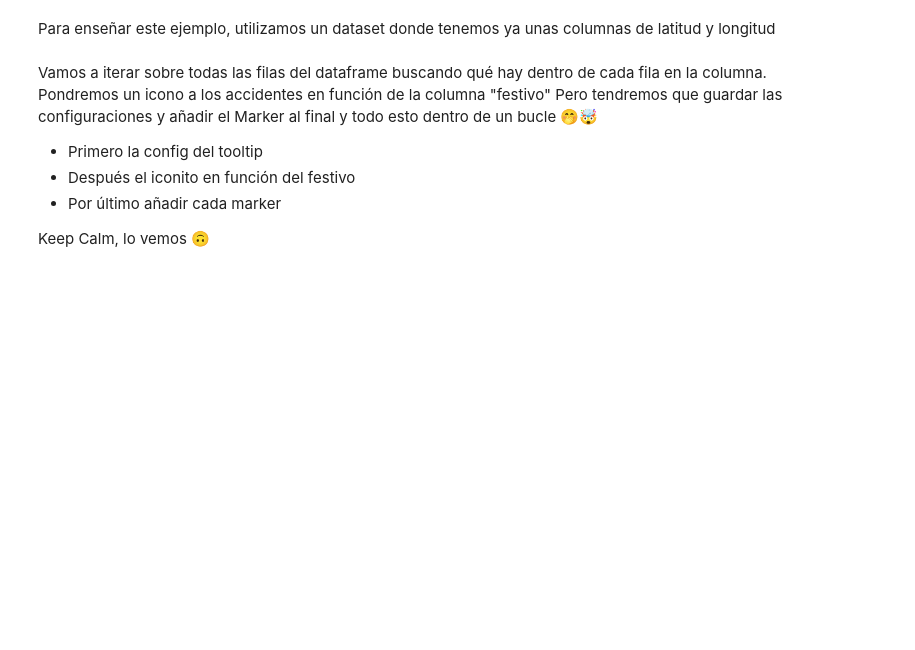
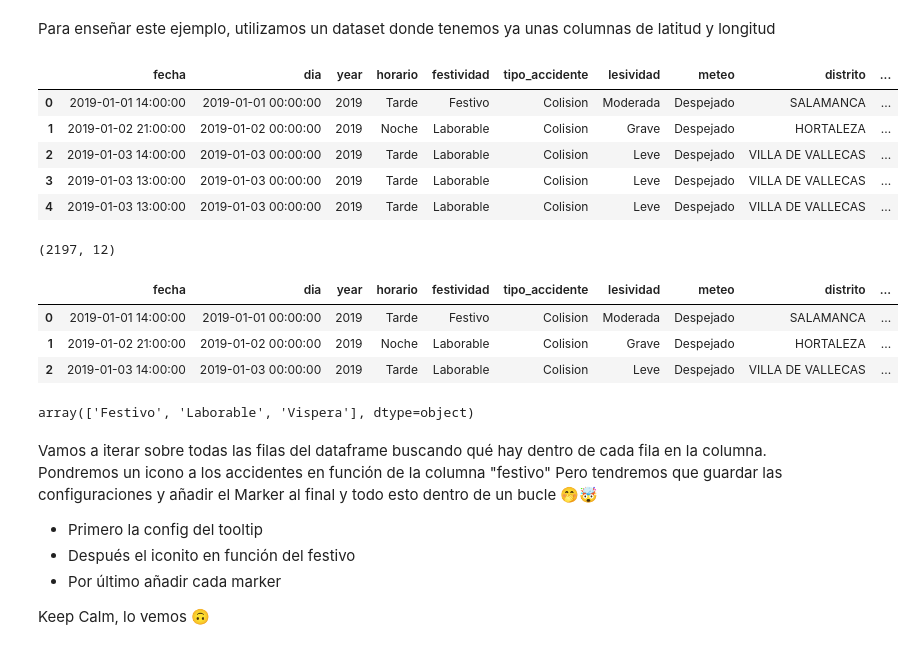
Before and after one commit to Ironhack-Data-Madrid-Mayo-2021/Classroom-Materials, a Jupyter notebook: week_04/02-GeoViz_folium.ipynb, the cells around one changed output. Drawn from its saved outputs; the diff is of its cells as text; code cells hidden in the pictures; blank space fills up the shorter version.

```diff
--- a/week_04/02-GeoViz_folium.ipynb
+++ b/week_04/02-GeoViz_folium.ipynb
@@ -83,5 +83,18 @@ map_1
 Para enseñar este ejemplo, utilizamos un dataset donde tenemos ya unas columnas de latitud y longitud
 # %%
 df = pd.read_csv('../datasets/bici_clean.csv')
+# %%
+df.head()
+# %% [output]
+|  | fecha | dia | year | horario | festividad | tipo_accidente | lesividad | meteo | distrito | ... |
+| 0 | 2019-01-01 14:00:00 | 2019-01-01 00:00:00 | 2019 | Tarde | Festivo | Colision | Moderada | Despejado | SALAMANCA | ... |
+| 1 | 2019-01-02 21:00:00 | 2019-01-02 00:00:00 | 2019 | Noche | Laborable | Colision | Grave | Despejado | HORTALEZA | ... |
+| 2 | 2019-01-03 14:00:00 | 2019-01-03 00:00:00 | 2019 | Tarde | Laborable | Colision | Leve | Despejado | VILLA DE VALLECAS | ... |
+| 3 | 2019-01-03 13:00:00 | 2019-01-03 00:00:00 | 2019 | Tarde | Laborable | Colision | Leve | Despejado | VILLA DE VALLECAS | ... |
+| 4 | 2019-01-03 13:00:00 | 2019-01-03 00:00:00 | 2019 | Tarde | Laborable | Colision | Leve | Despejado | VILLA DE VALLECAS | ... |
+# %%
+df.shape
+# %% [output]
+(2197, 12)
 # %%
 #Como hay muchos datos y estamos haciendo pruebas, vamos a quedarnos solo con los de 2019
@@ -88,5 +102,15 @@ df = pd.read_csv('../datasets/bici_clean.csv')
+# %%
+df_2019.head(3)
+# %% [output]
+|  | fecha | dia | year | horario | festividad | tipo_accidente | lesividad | meteo | distrito | ... |
+| 0 | 2019-01-01 14:00:00 | 2019-01-01 00:00:00 | 2019 | Tarde | Festivo | Colision | Moderada | Despejado | SALAMANCA | ... |
+| 1 | 2019-01-02 21:00:00 | 2019-01-02 00:00:00 | 2019 | Noche | Laborable | Colision | Grave | Despejado | HORTALEZA | ... |
+| 2 | 2019-01-03 14:00:00 | 2019-01-03 00:00:00 | 2019 | Tarde | Laborable | Colision | Leve | Despejado | VILLA DE VALLECAS | ... |
 # %%
 #¿Cuántas clasificaciones de festividad hay?
+df_2019.festividad.unique()
+# %% [output]
+array(['Festivo', 'Laborable', 'Vispera'], dtype=object)
 # %% [markdown]
 Vamos a iterar sobre todas las filas del dataframe buscando qué hay dentro de cada fila en la columna.
 Pondremos un icono a los accidentes en función de la columna "festivo"
```
Also changed, not shown: parts of 23 cells of this notebook, 1 other file.
